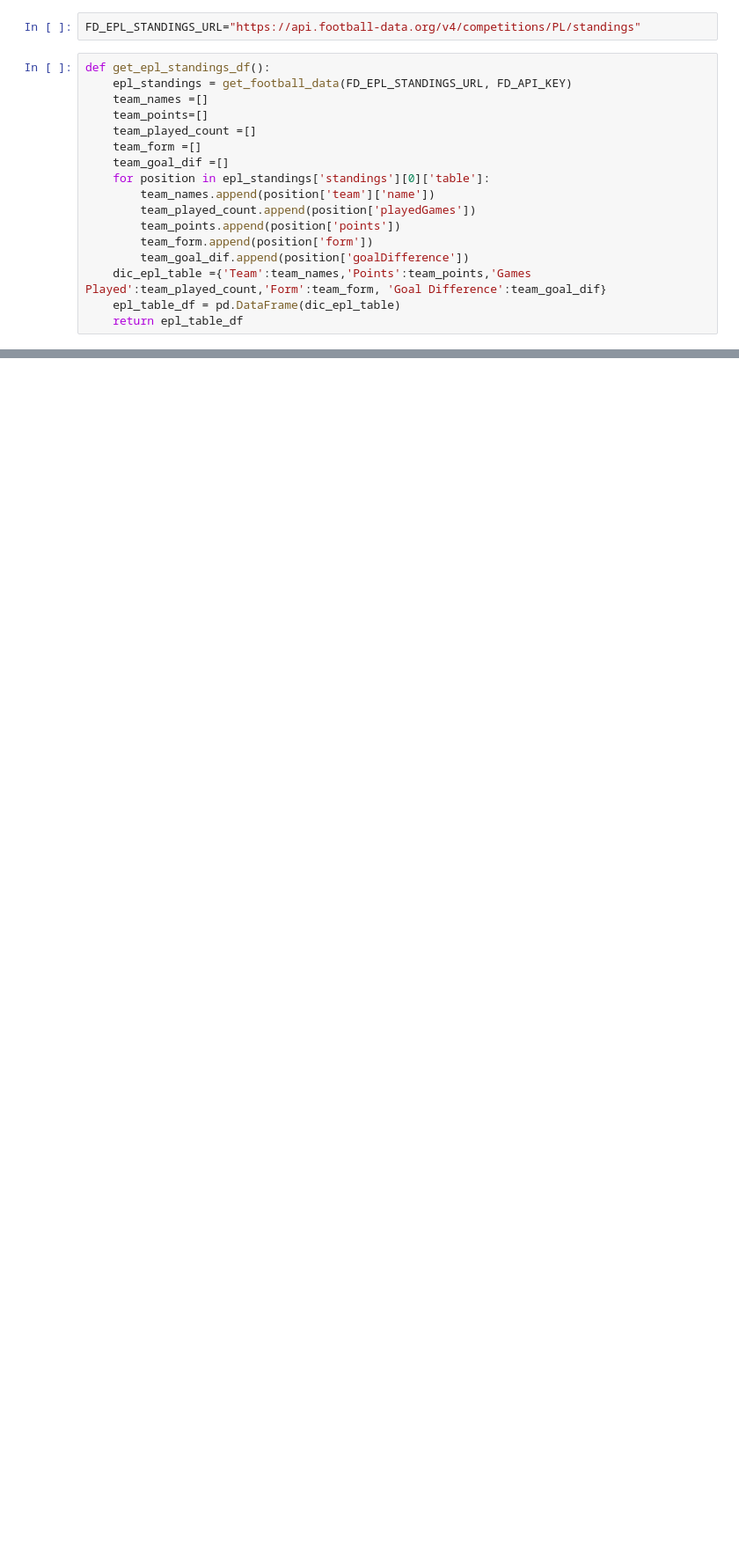
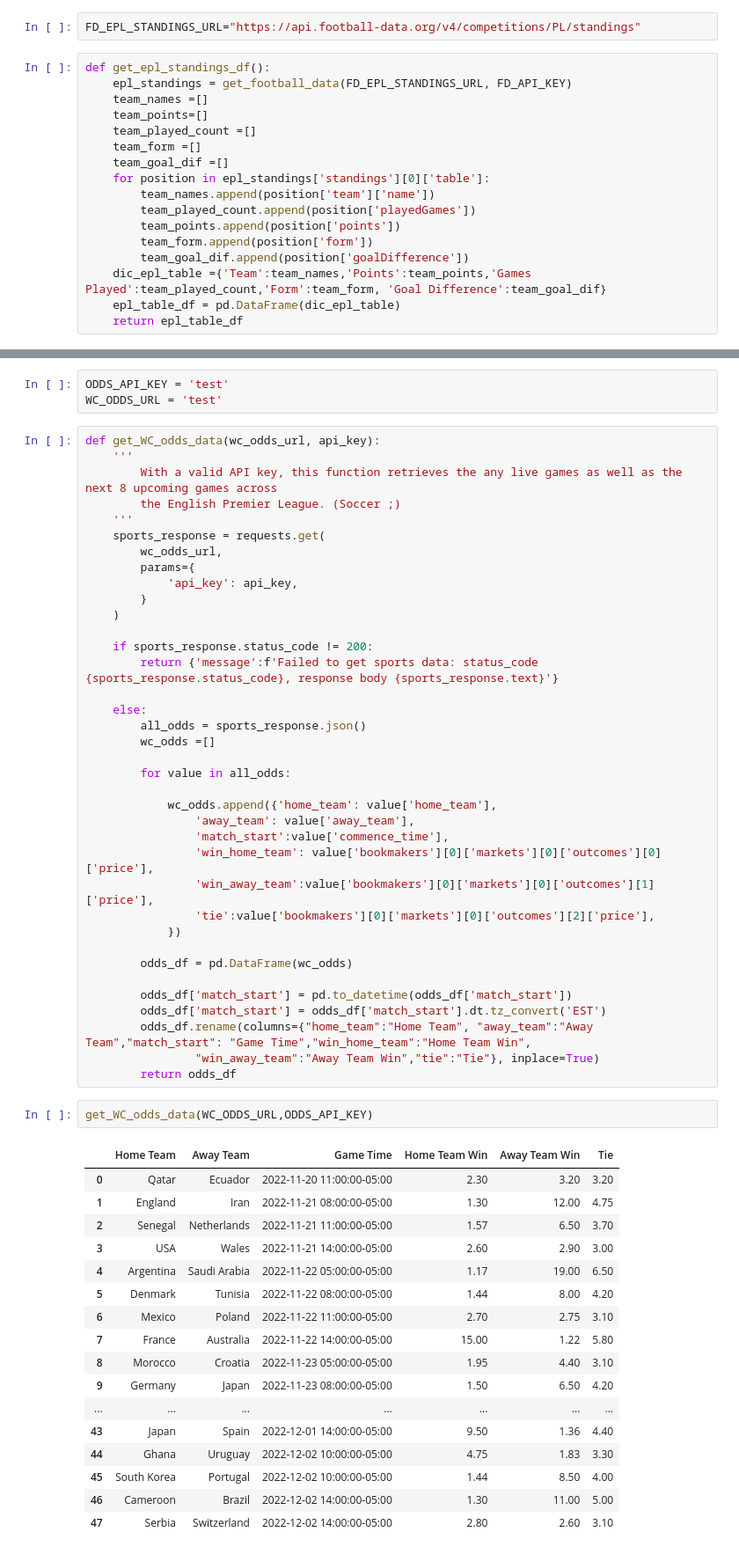
Before and after one commit to dredelander/SoccerOddsProject, a Jupyter notebook: notebook.ipynb, the cells around one changed output, grey strips where cells are left out. Shown: that part at 88% size. Drawn from its saved outputs; the diff is of its cells as text; blank space fills up the shorter version.

```diff
--- a/notebook.ipynb
+++ b/notebook.ipynb
@@ -118,0 +221,60 @@ def get_epl_standings_df():
+# %%
+ODDS_API_KEY = 'test'
+WC_ODDS_URL = 'test'
+# %%
+def get_WC_odds_data(wc_odds_url, api_key):
+    '''
+        With a valid API key, this function retrieves the any live games as well as the next 8 upcoming games across
+        the English Premier League. (Soccer ;)
+    '''
+    sports_response = requests.get(
+        wc_odds_url,
+        params={
+            'api_key': api_key,
+        }
+    )
+
+    if sports_response.status_code != 200:
+        return {'message':f'Failed to get sports data: status_code {sports_response.status_code}, response body {sports_response.text}'}
+
+    else:
+        all_odds = sports_response.json()
+        wc_odds =[]
+
+        for value in all_odds:
+
+            wc_odds.append({'home_team': value['home_team'],
+                'away_team': value['away_team'],
+                'match_start':value['commence_time'],
+                'win_home_team': value['bookmakers'][0]['markets'][0]['outcomes'][0]['price'],
+                'win_away_team':value['bookmakers'][0]['markets'][0]['outcomes'][1]['price'],
+                'tie':value['bookmakers'][0]['markets'][0]['outcomes'][2]['price'],
+            })
+
+        odds_df = pd.DataFrame(wc_odds)
+
+        odds_df['match_start'] = pd.to_datetime(odds_df['match_start'])
+        odds_df['match_start'] = odds_df['match_start'].dt.tz_convert('EST')
+        odds_df.rename(columns={"home_team":"Home Team", "away_team":"Away Team","match_start": "Game Time","win_home_team":"Home Team Win",
+                "win_away_team":"Away Team Win","tie":"Tie"}, inplace=True)
+        return odds_df
+# %%
+get_WC_odds_data(WC_ODDS_URL,ODDS_API_KEY)
+# %% [output]
+|  | Home Team | Away Team | Game Time | Home Team Win | Away Team Win | Tie |
+| 0 | Qatar | Ecuador | 2022-11-20 11:00:00-05:00 | 2.30 | 3.20 | 3.20 |
+| 1 | England | Iran | 2022-11-21 08:00:00-05:00 | 1.30 | 12.00 | 4.75 |
+| 2 | Senegal | Netherlands | 2022-11-21 11:00:00-05:00 | 1.57 | 6.50 | 3.70 |
+| 3 | USA | Wales | 2022-11-21 14:00:00-05:00 | 2.60 | 2.90 | 3.00 |
+| 4 | Argentina | Saudi Arabia | 2022-11-22 05:00:00-05:00 | 1.17 | 19.00 | 6.50 |
+| 5 | Denmark | Tunisia | 2022-11-22 08:00:00-05:00 | 1.44 | 8.00 | 4.20 |
+| 6 | Mexico | Poland | 2022-11-22 11:00:00-05:00 | 2.70 | 2.75 | 3.10 |
+| 7 | France | Australia | 2022-11-22 14:00:00-05:00 | 15.00 | 1.22 | 5.80 |
+| 8 | Morocco | Croatia | 2022-11-23 05:00:00-05:00 | 1.95 | 4.40 | 3.10 |
+| 9 | Germany | Japan | 2022-11-23 08:00:00-05:00 | 1.50 | 6.50 | 4.20 |
+| ... | ... | ... | ... | ... | ... | ... |
+| 43 | Japan | Spain | 2022-12-01 14:00:00-05:00 | 9.50 | 1.36 | 4.40 |
+| 44 | Ghana | Uruguay | 2022-12-02 10:00:00-05:00 | 4.75 | 1.83 | 3.30 |
+| 45 | South Korea | Portugal | 2022-12-02 10:00:00-05:00 | 1.44 | 8.50 | 4.00 |
+| 46 | Cameroon | Brazil | 2022-12-02 14:00:00-05:00 | 1.30 | 11.00 | 5.00 |
+| 47 | Serbia | Switzerland | 2022-12-02 14:00:00-05:00 | 2.80 | 2.60 | 3.10 |
```
Also changed, not shown: parts of 11 cells of this notebook, 5 other files.
